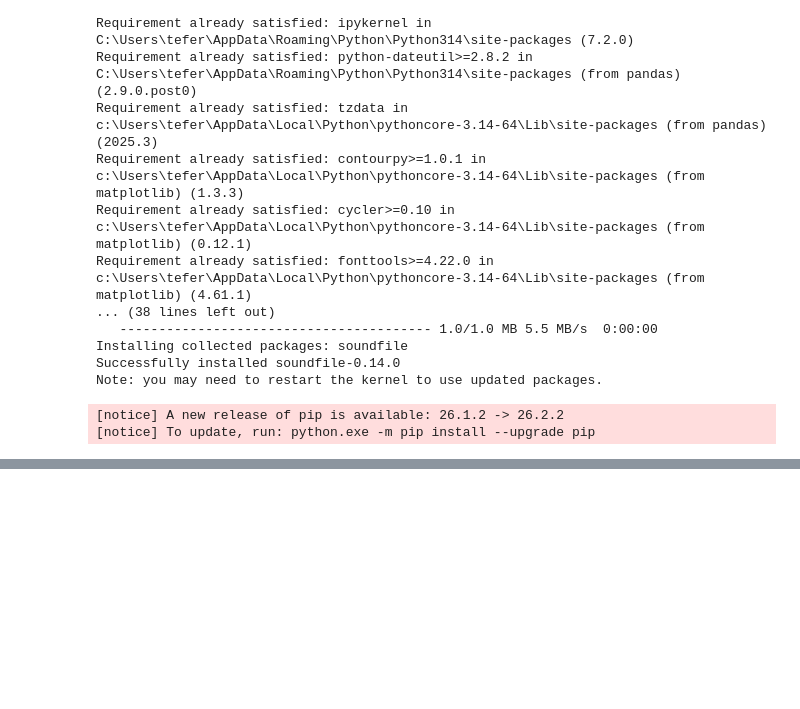
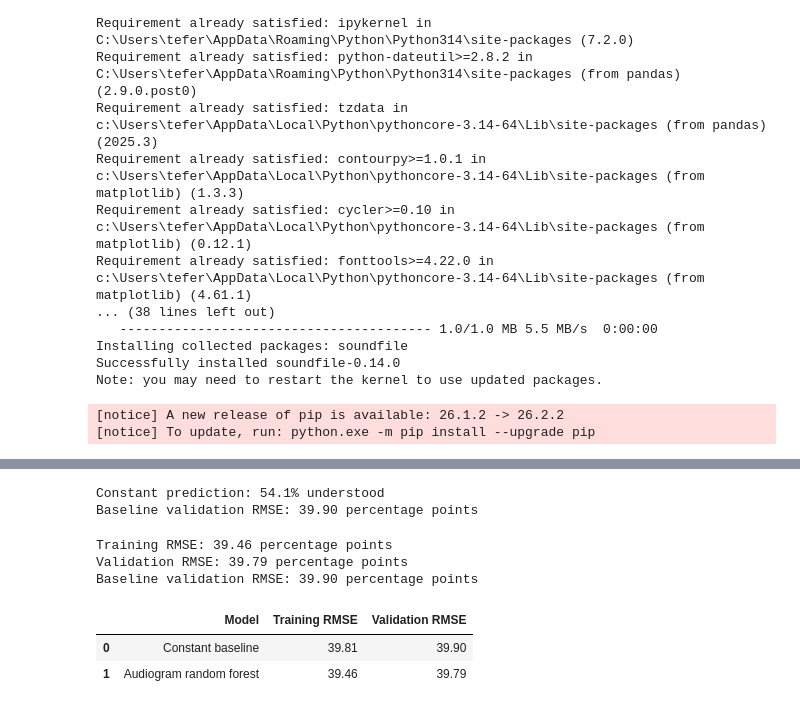
Before and after one commit to roberaBelachew/clarity_cpc2, a Jupyter notebook: clarity_cpc2.ipynb, the cells around one changed output, grey strips where cells are left out. Drawn from its saved outputs; the diff is of its cells as text; code cells hidden in the pictures; blank space fills up the shorter version.

```diff
--- a/clarity_cpc2.ipynb
+++ b/clarity_cpc2.ipynb
@@ -107,0 +337,63 @@ Audio folder exists: True
+# %%
+def rmse(actual, predicted):
+    return float(np.sqrt(mean_squared_error(actual, predicted)))
+
+
+# Learn the constant from training labels only.
+constant_prediction = y_train.mean()
+
+baseline_val_predictions = np.full(
+    shape=len(y_val),
+    fill_value=constant_prediction,
+)
+
+baseline_val_rmse = rmse(y_val, baseline_val_predictions)
+
+print(f"Constant prediction: {constant_prediction:.1f}% understood")
+print(
+    f"Baseline validation RMSE: "
+    f"{baseline_val_rmse:.2f} percentage points"
+)
+# %% [output]
+Constant prediction: 54.1% understood
+Baseline validation RMSE: 39.90 percentage points
+# %%
+model = RandomForestRegressor(
+    n_estimators=100,
+    max_depth=3,
+    random_state=42,
+    n_jobs=-1,
+)
+
+model.fit(X_train, y_train)
+
+train_predictions = model.predict(X_train)
+val_predictions = model.predict(X_val)
+
+train_rmse = rmse(y_train, train_predictions)
+val_rmse = rmse(y_val, val_predictions)
+
+print(f"Training RMSE: {train_rmse:.2f} percentage points")
+print(f"Validation RMSE: {val_rmse:.2f} percentage points")
+print(
+    f"Baseline validation RMSE: "
+    f"{baseline_val_rmse:.2f} percentage points"
+)
+
+results = pd.DataFrame({
+    "Model": ["Constant baseline", "Audiogram random forest"],
+    "Training RMSE": [
+        rmse(y_train, np.full(len(y_train), constant_prediction)),
+        train_rmse,
+    ],
+    "Validation RMSE": [baseline_val_rmse, val_rmse],
+})
+
+display(results.round(2))
+# %% [output]
+Training RMSE: 39.46 percentage points
+Validation RMSE: 39.79 percentage points
+Baseline validation RMSE: 39.90 percentage points
+|  | Model | Training RMSE | Validation RMSE |
+| 0 | Constant baseline | 39.81 | 39.90 |
+| 1 | Audiogram random forest | 39.46 | 39.79 |
```
Also changed, not shown: parts of 10 cells of this notebook.
